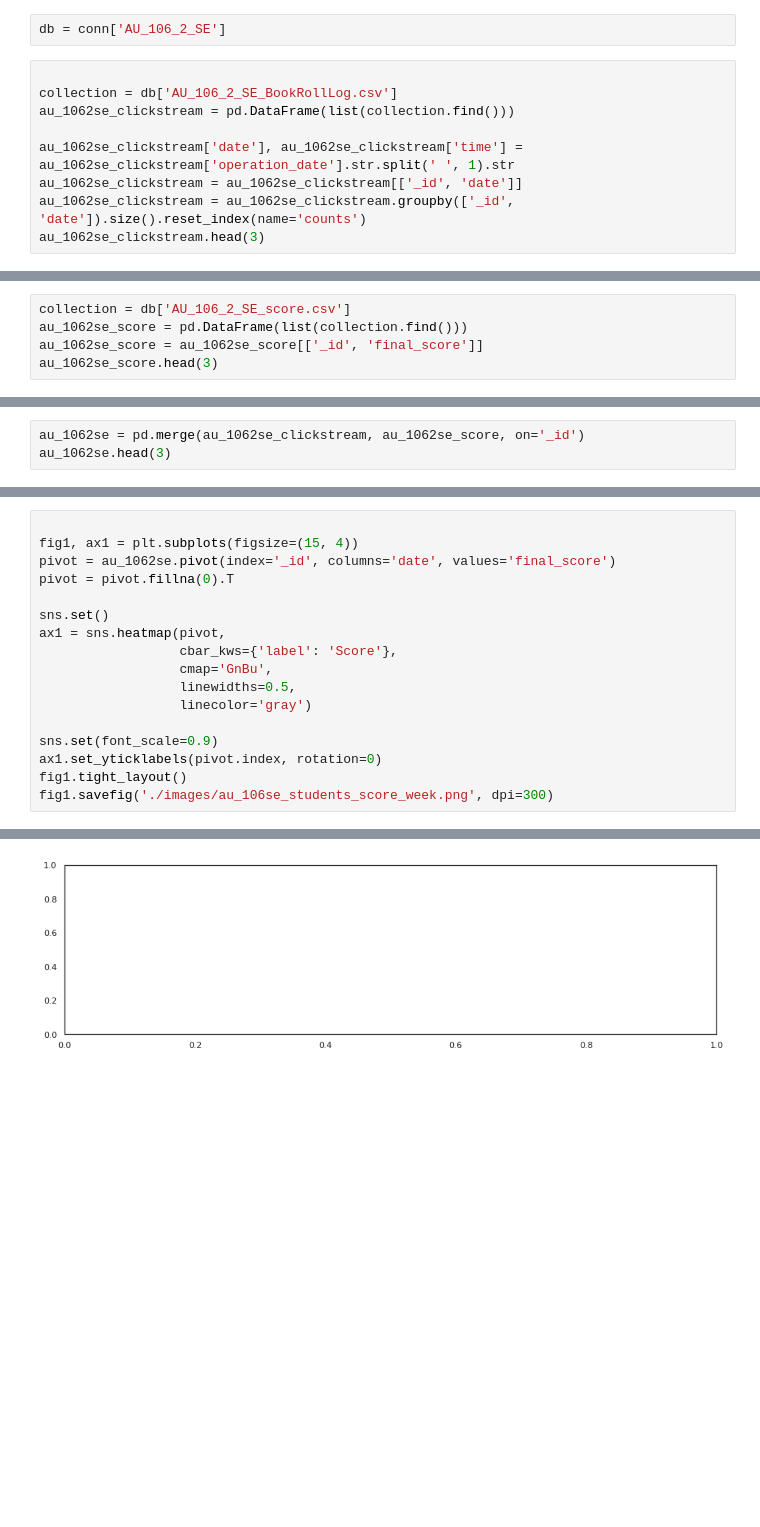
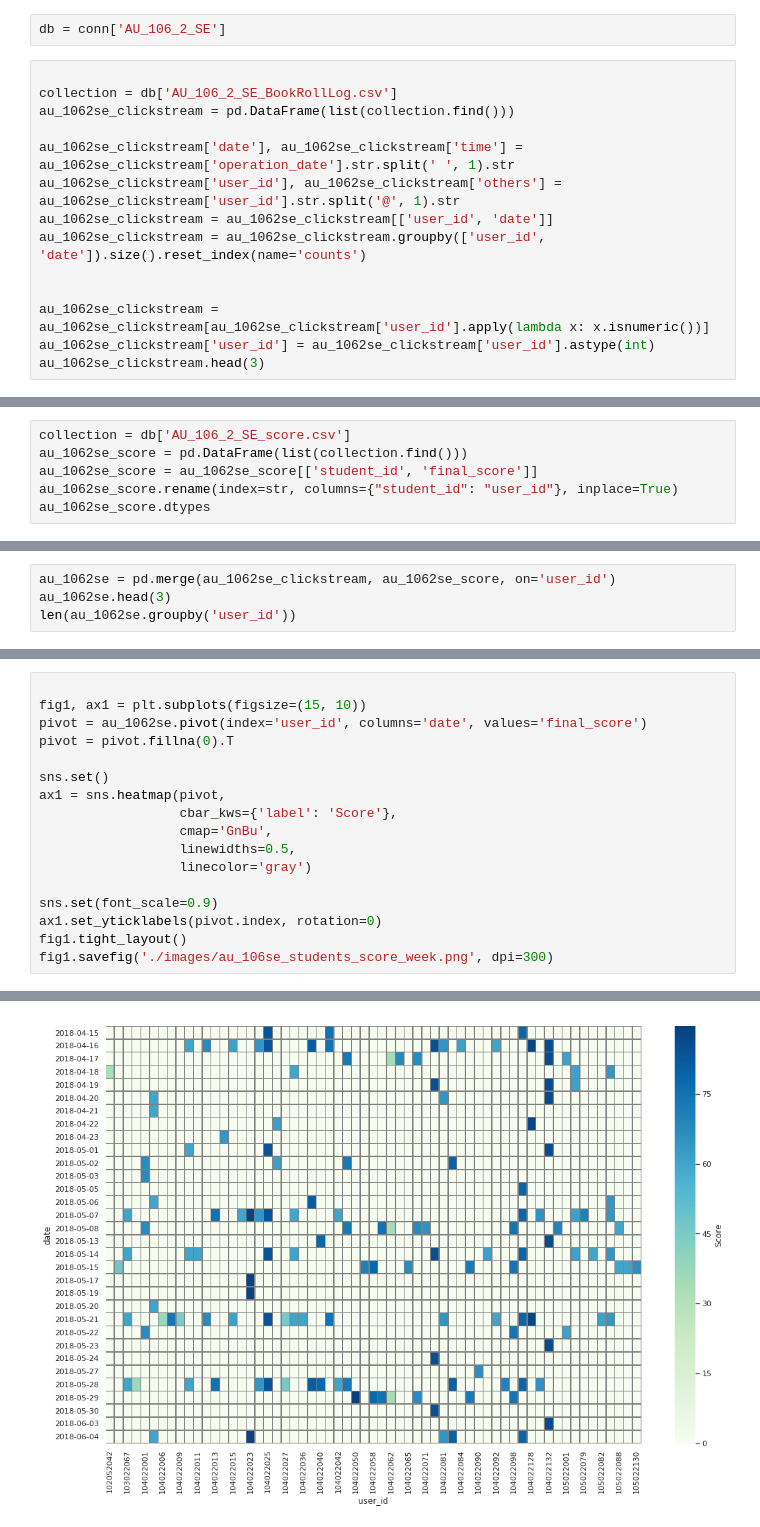
Before and after one commit to owen198/kslab, a Jupyter notebook: au_ebook/Data visualization.ipynb, the cells around one changed output, grey strips where cells are left out. Cells and saved outputs as stored; diff of their text form; blank space fills up the shorter version.

```diff
--- a/au_ebook/Data visualization.ipynb
+++ b/au_ebook/Data visualization.ipynb
@@ -180,7 +173,12 @@ collection = db['AU_106_2_SE_BookRollLog.csv']
 au_1062se_clickstream = pd.DataFrame(list(collection.find()))
 
 au_1062se_clickstream['date'], au_1062se_clickstream['time'] = au_1062se_clickstream['operation_date'].str.split(' ', 1).str
-au_1062se_clickstream = au_1062se_clickstream[['_id', 'date']]
-au_1062se_clickstream = au_1062se_clickstream.groupby(['_id', 'date']).size().reset_index(name='counts')
+au_1062se_clickstream['user_id'], au_1062se_clickstream['others'] = au_1062se_clickstream['user_id'].str.split('@', 1).str
+au_1062se_clickstream = au_1062se_clickstream[['user_id', 'date']]
+au_1062se_clickstream = au_1062se_clickstream.groupby(['user_id', 'date']).size().reset_index(name='counts')
+
+
+au_1062se_clickstream = au_1062se_clickstream[au_1062se_clickstream['user_id'].apply(lambda x: x.isnumeric())]
+au_1062se_clickstream['user_id'] = au_1062se_clickstream['user_id'].astype(int)
 au_1062se_clickstream.head(3)
 # %% [output]
@@ -191,6 +189,7 @@ au_1062se_clickstream.head(3)
 # %%
 collection = db['AU_106_2_SE_score.csv']
 au_1062se_score = pd.DataFrame(list(collection.find()))
-au_1062se_score = au_1062se_score[['_id', 'final_score']]
-au_1062se_score.head(3)
+au_1062se_score = au_1062se_score[['student_id', 'final_score']]
+au_1062se_score.rename(index=str, columns={"student_id": "user_id"}, inplace=True)
+au_1062se_score.dtypes
 # %% [output]
@@ -201,4 +199,5 @@ au_1062se_score.head(3)
 # %%
-au_1062se = pd.merge(au_1062se_clickstream, au_1062se_score, on='_id')
+au_1062se = pd.merge(au_1062se_clickstream, au_1062se_score, on='user_id')
 au_1062se.head(3)
+len(au_1062se.groupby('user_id'))
 # %% [output]
@@ -206,7 +205,7 @@ au_1062se.head(3)
 # %%
 
-fig1, ax1 = plt.subplots(figsize=(15, 4))
-pivot = au_1062se.pivot(index='_id', columns='date', values='final_score')
+fig1, ax1 = plt.subplots(figsize=(15, 10))
+pivot = au_1062se.pivot(index='user_id', columns='date', values='final_score')
 pivot = pivot.fillna(0).T
 
 sns.set()
@@ -225,4 +223,4 @@ ValueError: zero-size array to reduction operation minimum which has no identity
-[figure, old version]
+[figure, new version]
 # %%
 
 collection = db['AU_106_2_SE_feature_and_score.csv']
```
Also changed, not shown: parts of 12 cells of this notebook, 6 other files.
